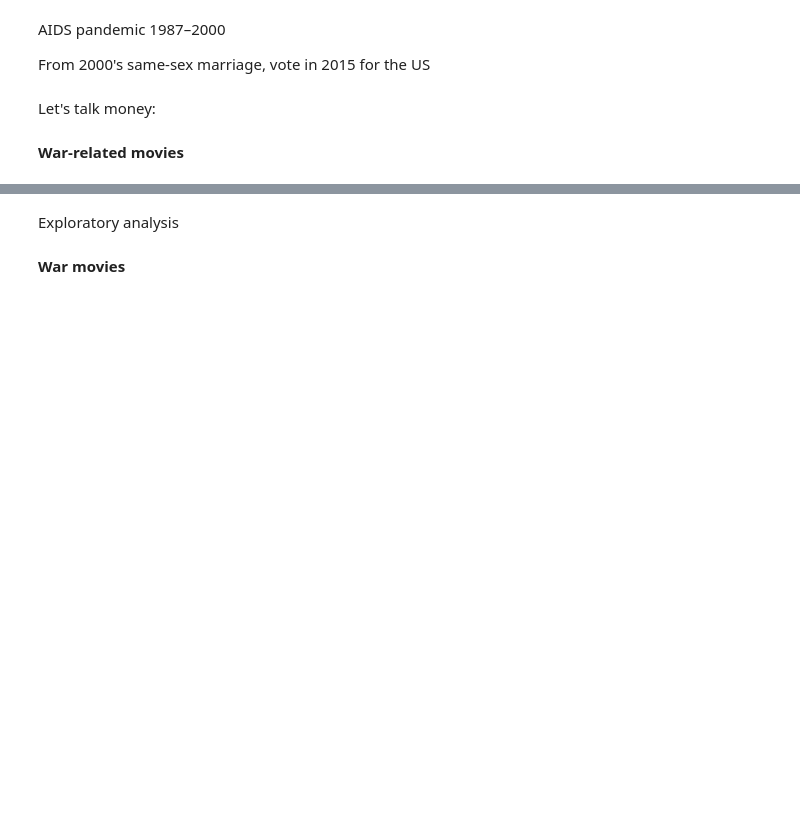
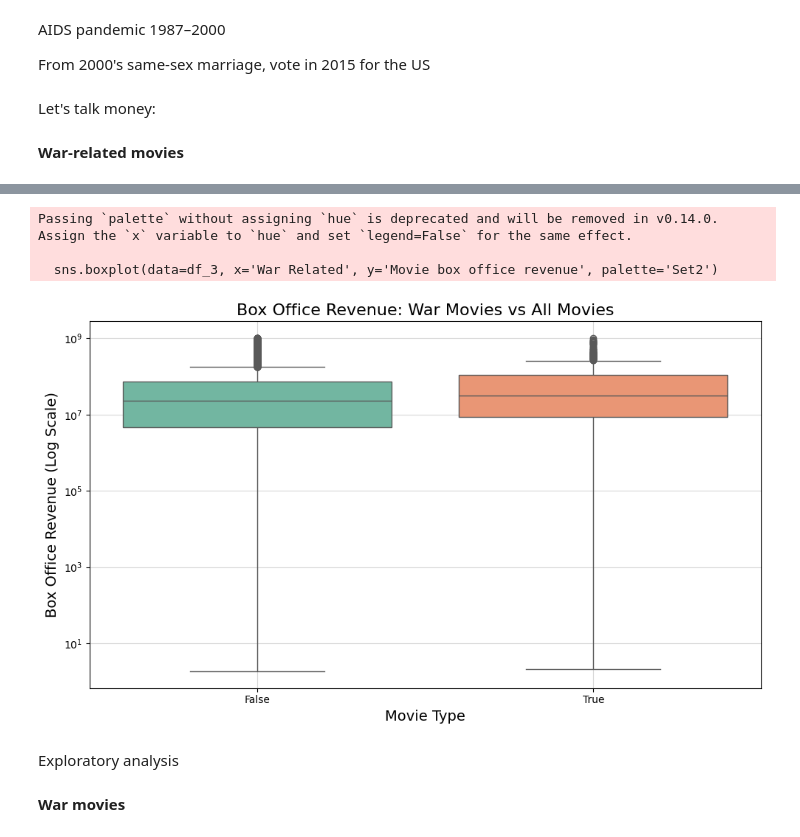
Before and after one commit to epfl-ada/ada-2024-project-plottwisters, a Jupyter notebook: story_3.ipynb, the cells around one changed output, grey strips where cells are left out. Saved outputs shown, nothing was run; the diff lists cells and outputs as text; code cells hidden in the pictures; blank space fills up the shorter version.

```diff
--- a/story_3.ipynb
+++ b/story_3.ipynb
@@ -30,14 +34,14 @@ Keep what is usefull for this part and save it to a csv file:
 # keep what is usefull for part 3
 df_3 = df_movies.copy()
 
-df_3 = df_3.drop(['Movie release month', 'Movie release date', 'Movie runtime', 'Movie languages', 'decade', 'budget', 'Compound Score'], axis=1)
+df_3 = df_3.drop(['Movie release month', 'Movie release date', 'Movie runtime', 'Movie languages', 'Compound Score'], axis=1)
 
 df_3 = df_3.dropna(subset=['Movie box office revenue','Movie release year'])
 
 df_3['Movie release year'] = df_3['Movie release year'].astype(int)
 
 # Convert string representations of lists into actual lists
-df_3['Movie countries'] = df_3['Movie countries'].apply(ast.literal_eval)
+#df_3['Movie countries'] = df_3['Movie countries'].apply(ast.literal_eval)
 df_3['Movie genres'] = df_3['Movie genres'].apply(ast.literal_eval)
 
 #df_3 = df_3[df_3['Movie countries'].apply(lambda x: 'United States of America' in x)]
@@ -44,7 +66,7 @@ df_3['Movie genres'] = df_3['Movie genres'].apply(ast.literal_eval)
 # %%
 #Get rid of Box office oulier
-#threshold = df_3['Movie box office revenue'].quantile(0.99)
-#df_3 = df_3[df_3['Movie box office revenue'] <= threshold]
+threshold = df_3['Movie box office revenue'].quantile(0.99)
+df_3 = df_3[df_3['Movie box office revenue'] <= threshold]
 # %%
 #Themes correction
 
@@ -420,6 +467,9 @@ war_genres = [
     'War film', 'Combat films', 'Anti-War film', 'Gulf War', 'Cold War', 'Nuclear warfare', 'War effort', 'Anti-war'
 ]
 
+# Create a binary column: 1 for war-related movies, 0 for non-war movies
+df_3['War Related'] = df_3['Movie genres'].apply(lambda genres: any(g in genres for g in war_genres))
+
 war_movies = df_3[df_3['Movie genres'].apply(lambda genres: any(g in genres for g in war_genres))]
 
 war_movies.info()
@@ -455,0 +579,16 @@ plt.show()
+# %%
+# Create box plot
+plt.figure(figsize=(10, 6))
+sns.boxplot(data=df_3, x='War Related', y='Movie box office revenue', palette='Set2')
+plt.yscale('log')  # Use log scale to handle outliers
+plt.title('Box Office Revenue: War Movies vs All Movies', fontsize=16)
+plt.xlabel('Movie Type', fontsize=14)
+plt.ylabel('Box Office Revenue (Log Scale)', fontsize=14)
+plt.grid(alpha=0.5)
+plt.tight_layout()
+plt.show()
+# %% [output]
+Passing `palette` without assigning `hue` is deprecated and will be removed in v0.14.0. Assign the `x` variable to `hue` and set `legend=False` for the same effect.
+
+  sns.boxplot(data=df_3, x='War Related', y='Movie box office revenue', palette='Set2')
+[figure, added]
```
Also changed, not shown: parts of 39 cells of this notebook, 8 other files.
